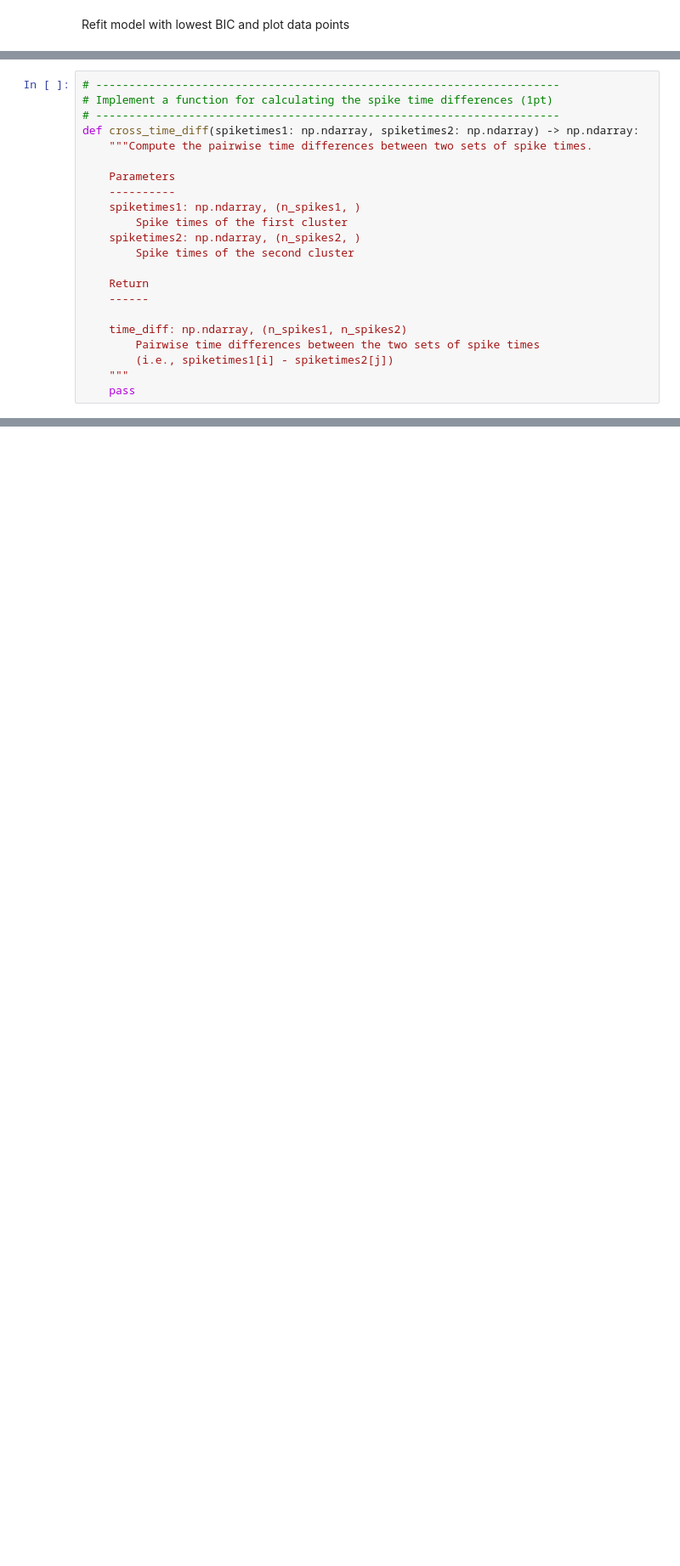
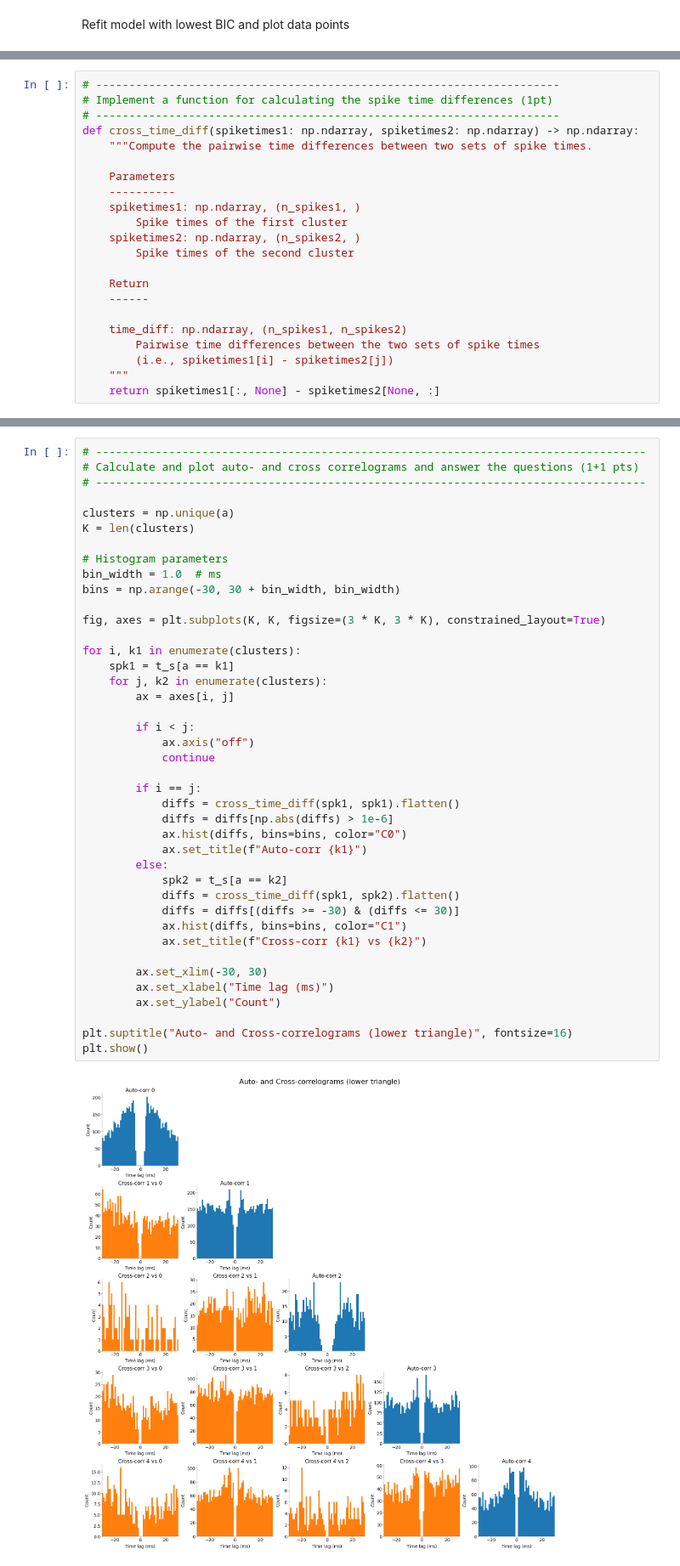
Before and after one commit to JuliusGrote/NDS_2025, a Jupyter notebook: notebooks/CodingLab2.ipynb, the cells around one changed output, grey strips where cells are left out. Shown at 85% size. Drawn from its saved outputs; the diff is of its cells as text; blank space fills up the shorter version.

```diff
--- a/notebooks/CodingLab2.ipynb
+++ b/notebooks/CodingLab2.ipynb
@@ -782,4 +895,4 @@ def cross_time_diff(spiketimes1: np.ndarray, spiketimes2: np.ndarray) -> np.ndar
         Pairwise time differences between the two sets of spike times
         (i.e., spiketimes1[i] - spiketimes2[j])
     """
-    pass
+    return spiketimes1[:, None] - spiketimes2[None, :]
@@ -790,3 +899,46 @@ def cross_time_diff(spiketimes1: np.ndarray, spiketimes2: np.ndarray) -> np.ndar
+# %%
+# -----------------------------------------------------------------------------------
+# Calculate and plot auto- and cross correlograms and answer the questions (1+1 pts)
+# -----------------------------------------------------------------------------------
+
+clusters = np.unique(a)
+K = len(clusters)
+
+# Histogram parameters
+bin_width = 1.0  # ms
+bins = np.arange(-30, 30 + bin_width, bin_width)
+
+fig, axes = plt.subplots(K, K, figsize=(3 * K, 3 * K), constrained_layout=True)
+
+for i, k1 in enumerate(clusters):
+    spk1 = t_s[a == k1]
+    for j, k2 in enumerate(clusters):
+        ax = axes[i, j]
+
+        if i < j:
+            ax.axis("off")
+            continue
+
+        if i == j:
+            diffs = cross_time_diff(spk1, spk1).flatten()
+            diffs = diffs[np.abs(diffs) > 1e-6]
+            ax.hist(diffs, bins=bins, color="C0")
+            ax.set_title(f"Auto-corr {k1}")
+        else:
+            spk2 = t_s[a == k2]
+            diffs = cross_time_diff(spk1, spk2).flatten()
+            diffs = diffs[(diffs >= -30) & (diffs <= 30)]
+            ax.hist(diffs, bins=bins, color="C1")
+            ax.set_title(f"Cross-corr {k1} vs {k2}")
+
+        ax.set_xlim(-30, 30)
+        ax.set_xlabel("Time lag (ms)")
+        ax.set_ylabel("Count")
+
+plt.suptitle("Auto- and Cross-correlograms (lower triangle)", fontsize=16)
+plt.show()
+# %% [output]
+[figure, added]
 # %% [markdown]
 ### Questions
 1) Based on the plot, do you see clusters that contain spikes likely from a single neuron?
```
Also changed, not shown: parts of 9 cells of this notebook.
